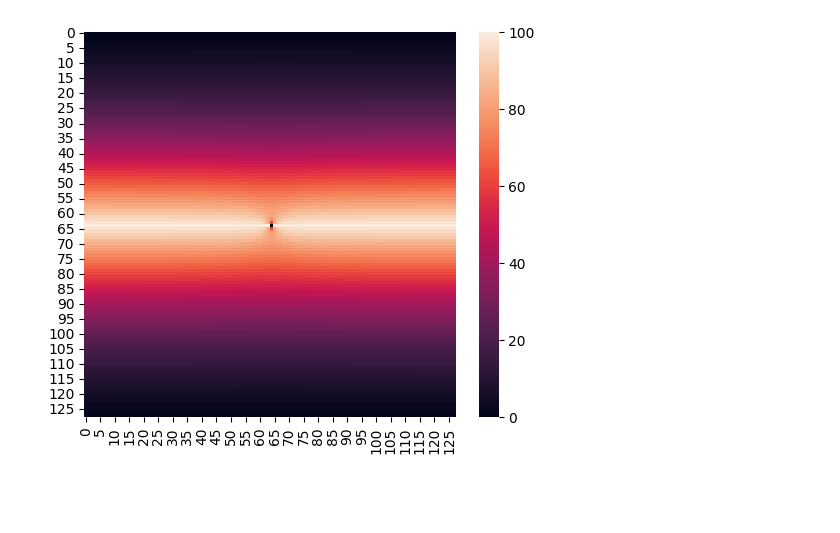
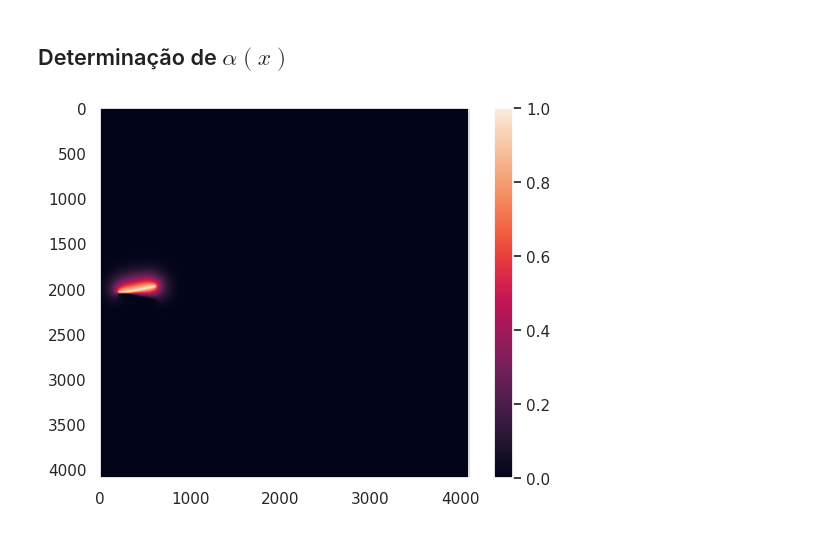
Before and after one commit to ivfreire/lab_3, a Jupyter notebook: Experimento 3/Atividade 3/analise.ipynb, the cells around one changed output. Drawn from its saved outputs; the diff is of its cells as text; code cells hidden in the pictures; blank space fills up the shorter version.

```diff
--- a/Experimento 3/Atividade 3/analise.ipynb
+++ b/Experimento 3/Atividade 3/analise.ipynb
@@ -8,0 +10,7 @@ import struct
+# %%
+sns.set_theme()
+# %% [markdown]
+## Determinação de $\alpha(x)$
+# %%
+N = 4096
+L = 30		# cm
@@ -9,15 +19,19 @@ import struct
 # %%
-N = 128
 grid = np.zeros((N, N))
+x = np.linspace(0, L, N)
 
-with open('grid', 'rb') as save: buffer = save.read(N * N *4)
+with open('grid', 'rb') as file:
+  data = file.read()
 
-for i in range(0, N):
-	for j in range(0, N):
-		grid[i][j] = struct.unpack('f', buffer[(i*N+j) * 4 : (i*N+j+1) * 4])[0]
+  k = 0
+  for i in range(N):
+    for j in range(N):
+      grid[i][j] = unpack('f', data[4*k:4*(k+1)])[0]
+      k += 1
-# %%
-plt.figure(figsize=(6, 5))
-sns.heatmap(grid)
-plt.show()
-# %% [output]
-[figure, removed]
+# %%
+plt.imshow(grid)
+plt.grid(False)
+plt.colorbar()
+plt.show()
+# %% [output]
+[figure, added]
```
Also changed, not shown: parts of 19 cells of this notebook, 9 other files.
